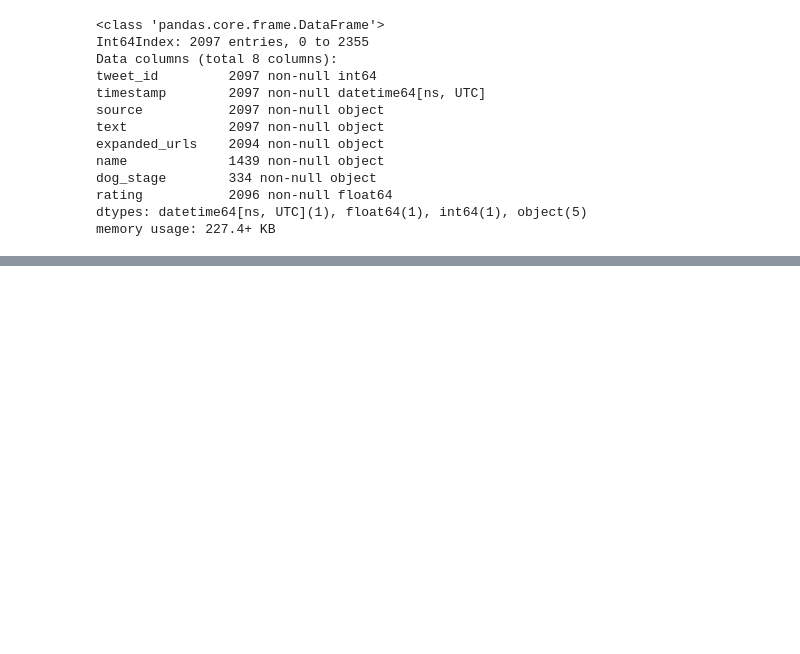
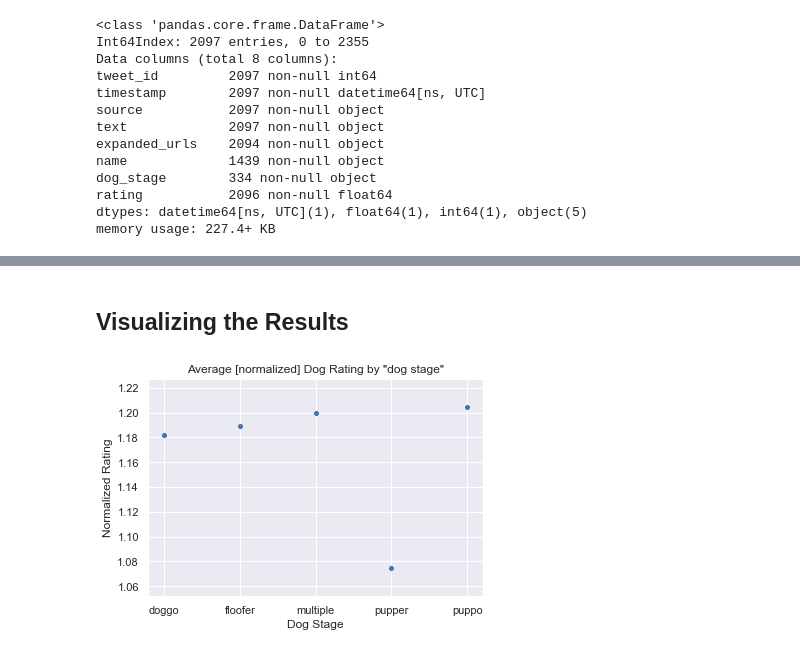
Before and after one commit to loeakaodas/dand_wrangle_and_analyze_data, a Jupyter notebook: wrangle_act.ipynb, the cells around one changed output, grey strips where cells are left out. Saved outputs shown, nothing was run; the diff lists cells and outputs as text; code cells hidden in the pictures; blank space fills up the shorter version.

```diff
--- a/wrangle_act.ipynb
+++ b/wrangle_act.ipynb
@@ -560,3 +568,6 @@ puppo           24
 floofer          9
 doggopupper      5
 Name: dog_stage, dtype: int64
+# %%
+# Replace the 'dog_stage' instances of 'doggopupper' with 'multiple'
+df.loc[df.dog_stage == 'doggopupper', 'dog_stage'] = 'multiple'
@@ -614,0 +765,15 @@ df[(df.retweet_count.isna()) | (df.favorite_count.isna())]
+# %% [markdown]
+## Visualizing the Results
+# %%
+# Get the average rating of dogs by their 'dog_stage'
+avg_rating_by_dog_stage = df.groupby('dog_stage')['rating'].mean()
+
+sns.set(style="darkgrid")
+
+# Plot the data as a scatter plot to show how the ratings are distributed
+sns.scatterplot(avg_rating_by_dog_stage.index, avg_rating_by_dog_stage)
+plt.xlabel('Dog Stage')
+plt.ylabel('Normalized Rating')
+plt.title('Average [normalized] Dog Rating by "dog stage"');
+# %% [output]
+[figure, added]
```
Also changed, not shown: parts of 30 cells of this notebook, 3 other files.
